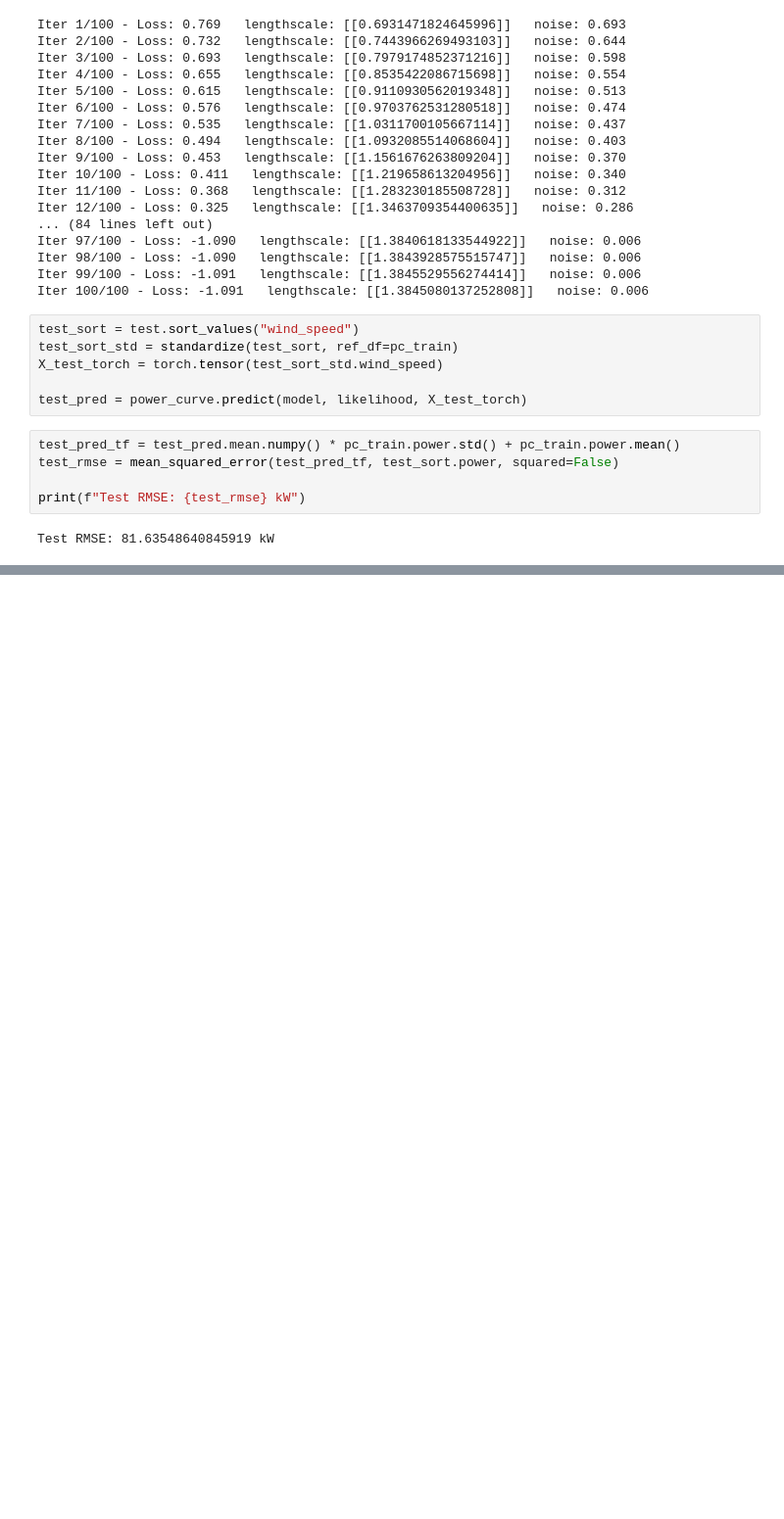
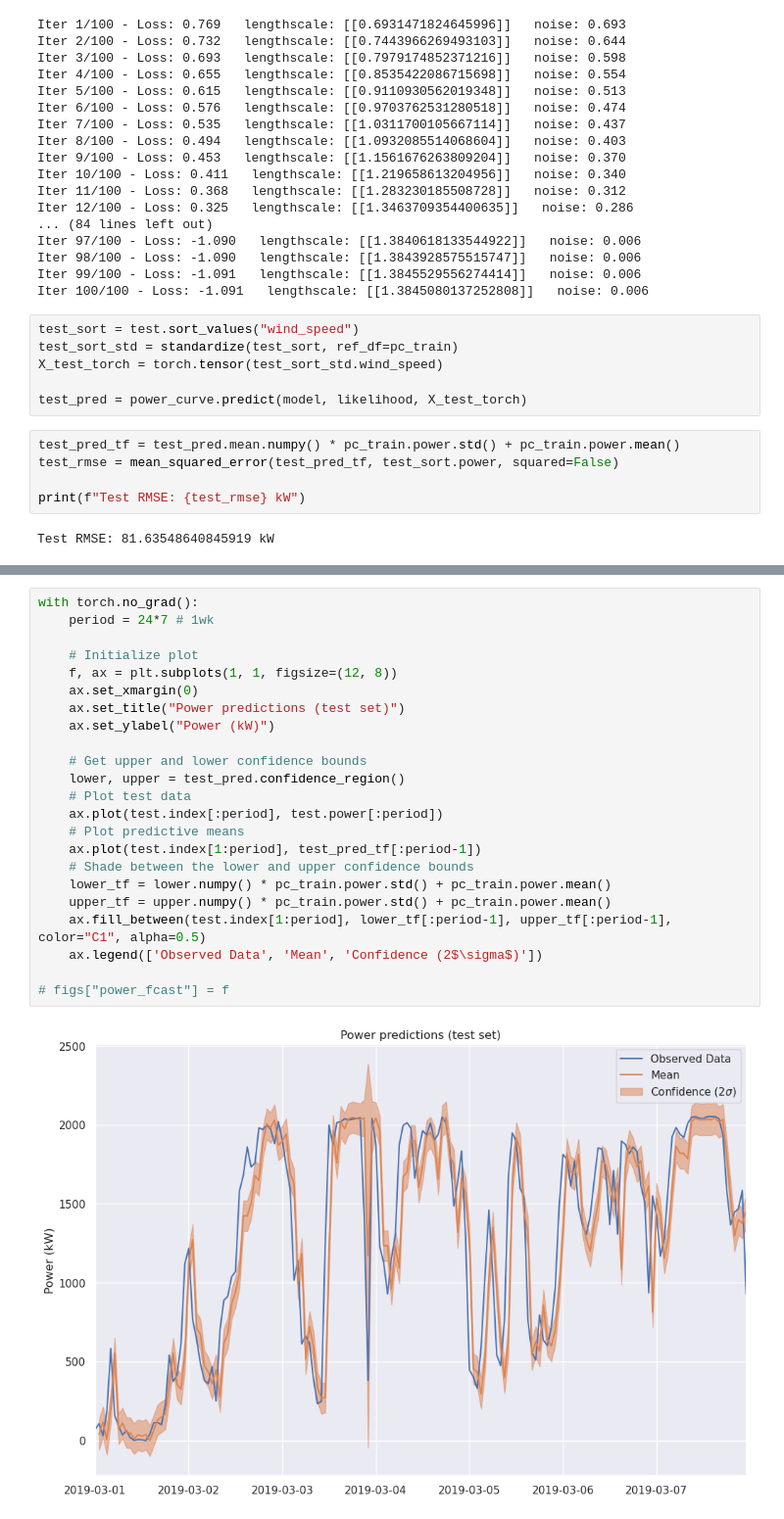
Before and after one commit to camirmas/REStats, a Jupyter notebook: REStats/notebooks/sim.ipynb, the cells around one changed output, grey strips where cells are left out. Shown at 98% size. Saved outputs shown, nothing was run; the diff lists cells and outputs as text; blank space fills up the shorter version.

```diff
--- a/REStats/notebooks/sim.ipynb
+++ b/REStats/notebooks/sim.ipynb
@@ -118,0 +174,25 @@ Test MAE: 164.00692680565191 kW
+# %%
+with torch.no_grad():
+    period = 24*7 # 1wk
+
+    # Initialize plot
+    f, ax = plt.subplots(1, 1, figsize=(12, 8))
+    ax.set_xmargin(0)
+    ax.set_title("Power predictions (test set)")
+    ax.set_ylabel("Power (kW)")
+
+    # Get upper and lower confidence bounds
+    lower, upper = test_pred.confidence_region()
+    # Plot test data
+    ax.plot(test.index[:period], test.power[:period])
+    # Plot predictive means
+    ax.plot(test.index[1:period], test_pred_tf[:period-1])
+    # Shade between the lower and upper confidence bounds
+    lower_tf = lower.numpy() * pc_train.power.std() + pc_train.power.mean()
+    upper_tf = upper.numpy() * pc_train.power.std() + pc_train.power.mean()
+    ax.fill_between(test.index[1:period], lower_tf[:period-1], upper_tf[:period-1], color="C1", alpha=0.5)
+    ax.legend(['Observed Data', 'Mean', 'Confidence (2$\sigma$)'])
+
+# figs["power_fcast"] = f
+# %% [output]
+[figure, added]
```
Also changed, not shown: parts of 15 cells of this notebook, 1 other file.
